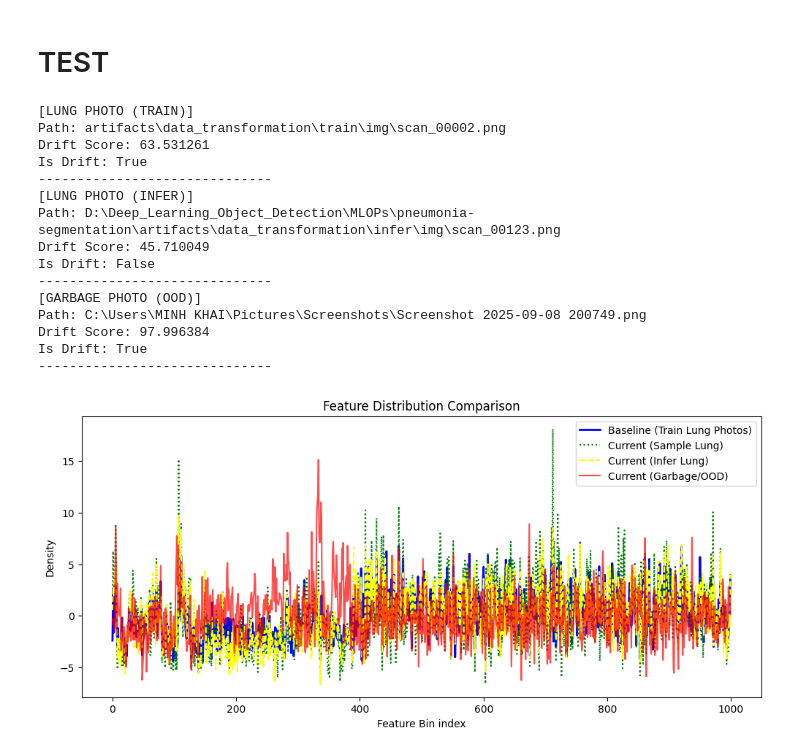
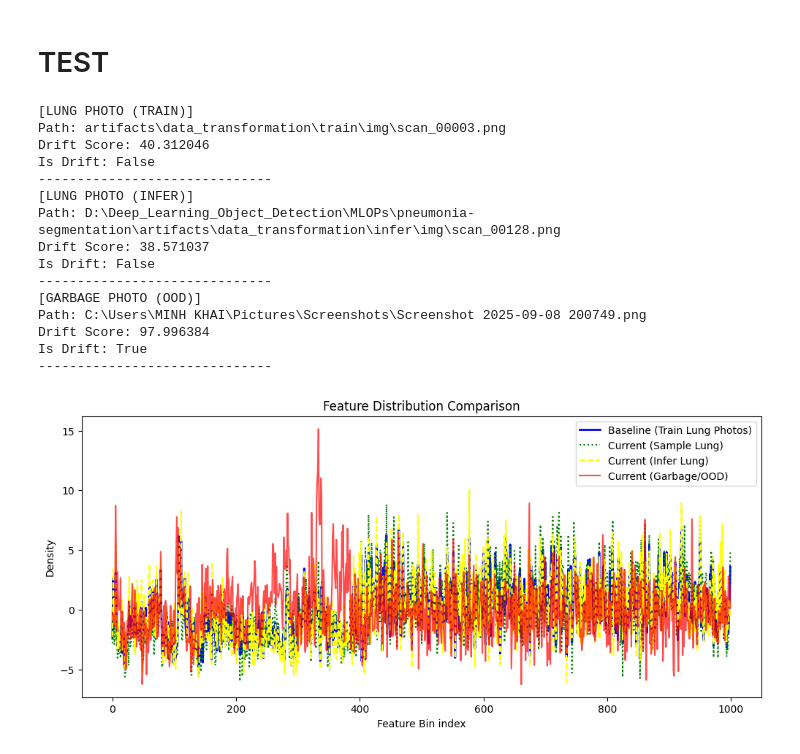
Before and after one commit to mKhaiTruong/thesis-redo-withMLOP-pneumonia-segmentation, a Jupyter notebook: notebooks/stage3_data_drift.ipynb, the cells around one changed output. Drawn from its saved outputs; the diff is of its cells as text; code cells hidden in the pictures.

```diff
--- a/notebooks/stage3_data_drift.ipynb
+++ b/notebooks/stage3_data_drift.ipynb
@@ -134,41 +134,41 @@ def test_drift(img_path, label):
     return feat, score
 
 # Test 1: Train data
-train_sample = sorted(list(data_drift_config.origin_data_source.rglob("*.png")))[1]
+train_sample = sorted(list(data_drift_config.origin_data_source.rglob("*.png")))[2]
 dist1, score1 = test_drift(train_sample, "LUNG PHOTO (TRAIN)")
 
 # Test 2: Infer data
-infer_sample = r"D:\Deep_Learning_Object_Detection\MLOPs\pneumonia-segmentation\artifacts\data_transformation\infer\img\scan_00123.png"
+infer_sample = r"D:\Deep_Learning_Object_Detection\MLOPs\pneumonia-segmentation\artifacts\data_transformation\infer\img\scan_00128.png"
 dist2, score2 = test_drift(infer_sample, "LUNG PHOTO (INFER)")
 
 # Test 3: garbage data
 garbage_sample = r"C:\Users\MINH KHAI\Pictures\Screenshots\Screenshot 2025-09-08 200749.png"
 dist3, score3 = test_drift(garbage_sample, "GARBAGE PHOTO (OOD)")
 
 plt.figure(figsize=(12, 5))
 plt.plot(baseline_dist, label="Baseline (Train Lung Photos)", color='blue', linewidth=2)
 plt.plot(dist1, label="Current (Sample Lung)", color='green', linestyle=':')
 plt.plot(dist2, label="Current (Infer Lung)", color='yellow', linestyle='--')
 plt.plot(dist3, label="Current (Garbage/OOD)", color='red', alpha=0.7)
 plt.title("Feature Distribution Comparison")
 plt.xlabel("Feature Bin index")
 plt.ylabel("Density")
 plt.legend()
 plt.show()
 # %% [output]
 [LUNG PHOTO (TRAIN)]
-Path: artifacts\data_transformation\train\img\scan_00002.png
-Drift Score: 63.531261
-Is Drift: True
+Path: artifacts\data_transformation\train\img\scan_00003.png
+Drift Score: 40.312046
+Is Drift: False
 ------------------------------
 [LUNG PHOTO (INFER)]
-Path: D:\Deep_Learning_Object_Detection\MLOPs\pneumonia-segmentation\artifacts\data_transformation\infer\img\scan_00123.png
-Drift Score: 45.710049
+Path: D:\Deep_Learning_Object_Detection\MLOPs\pneumonia-segmentation\artifacts\data_transformation\infer\img\scan_00128.png
+Drift Score: 38.571037
 Is Drift: False
 ------------------------------
 [GARBAGE PHOTO (OOD)]
 Path: C:\Users\MINH KHAI\Pictures\Screenshots\Screenshot 2025-09-08 200749.png
 Drift Score: 97.996384
 Is Drift: True
 ------------------------------
-[figure, old version]
+[figure, new version]
```
Also changed, not shown: parts of 1 cell of this notebook, 16 other files.
